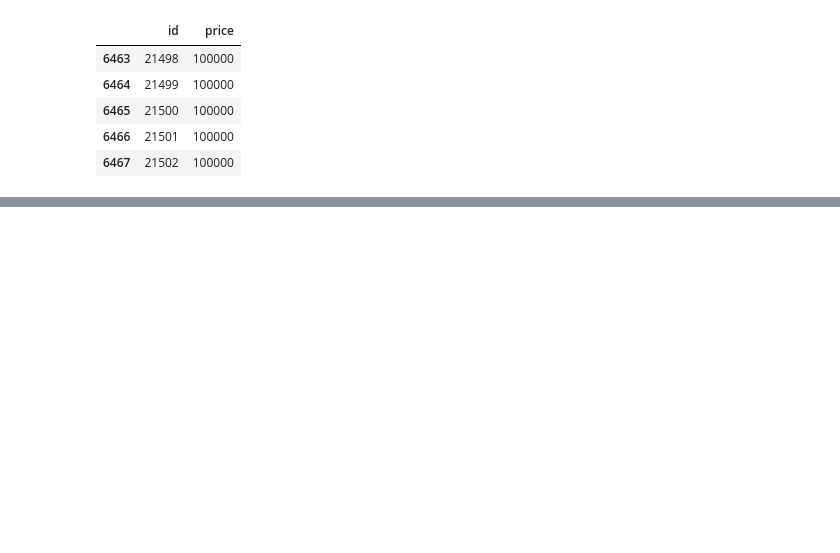
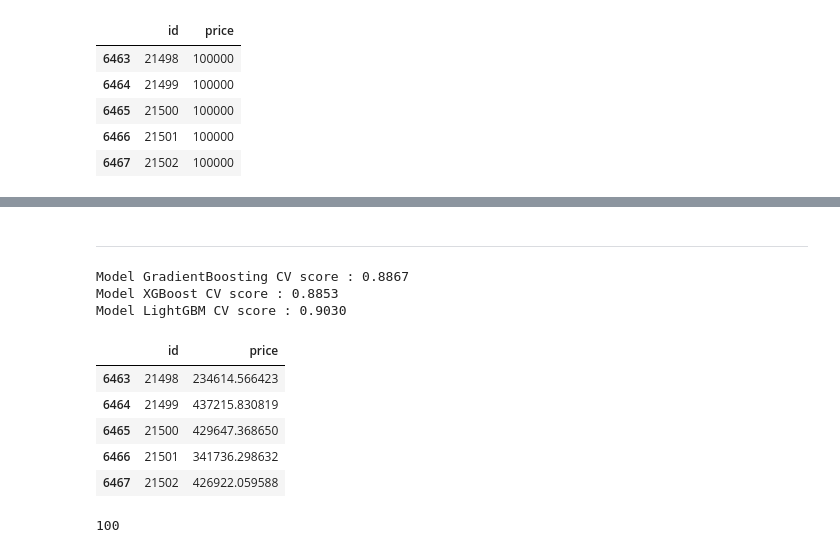
Before and after one commit to Junhojuno/everyday-kaggle, a Jupyter notebook: houseprice_prediction/code/Lets-Model-it.ipynb, the cells around one changed output, grey strips where cells are left out. Drawn from its saved outputs; the diff is of its cells as text; code cells hidden in the pictures; blank space fills up the shorter version.

```diff
--- a/houseprice_prediction/code/Lets-Model-it.ipynb
+++ b/houseprice_prediction/code/Lets-Model-it.ipynb
@@ -582,0 +602,15 @@ submission.to_csv("8_submission.csv", index=False)
+# %% [markdown]
+---
+# %%
+# 본 모델링은 강천성님 kernel을 참고하였습니다.
+# model blending
+from sklearn.ensemble import GradientBoostingRegressor
+import xgboost as xgb
+import lightgbm as lgb
+
+gboost = GradientBoostingRegressor(random_state=2019)
+xgboost = xgb.XGBRegressor(random_state=2019)
+lightgbm = lgb.LGBMRegressor(random_state=2019)
+
+models = [{'model':gboost, 'name':'GradientBoosting'}, {'model':xgboost, 'name':'XGBoost'},
+          {'model':lightgbm, 'name':'LightGBM'}]
@@ -582,0 +623,31 @@ submission.to_csv("8_submission.csv", index=False)
+# %%
+get_cv_score(models)
+# %% [output]
+Model GradientBoosting CV score : 0.8867
+Model XGBoost CV score : 0.8853
+Model LightGBM CV score : 0.9030
+# %%
+def AveragingBlending(models, x, y, sub_x):
+    for m in models :
+        m['model'].fit(x.values, y)
+
+    predictions = np.column_stack([
+        m['model'].predict(sub_x.values) for m in models
+    ])
+    return np.mean(predictions, axis=1)
+# %%
+y_pred = AveragingBlending(models, df_train, target, df_test)
+y_pred = np.expm1(y_pred)
+# %%
+submission = pd.read_csv("../dataset/sample_submission.csv")
+submission.tail()
+
+submission['price'] = y_pred
+submission.tail()
+# %% [output]
+|  | id | price |
+| 6463 | 21498 | 234614.566423 |
+| 6464 | 21499 | 437215.830819 |
+| 6465 | 21500 | 429647.368650 |
+| 6466 | 21501 | 341736.298632 |
+| 6467 | 21502 | 426922.059588 |
@@ -582,0 +656,4 @@ submission.to_csv("8_submission.csv", index=False)
+# %%
+len(df_train.columns)
+# %% [output]
+100
```
Also changed, not shown: parts of 37 cells of this notebook.
